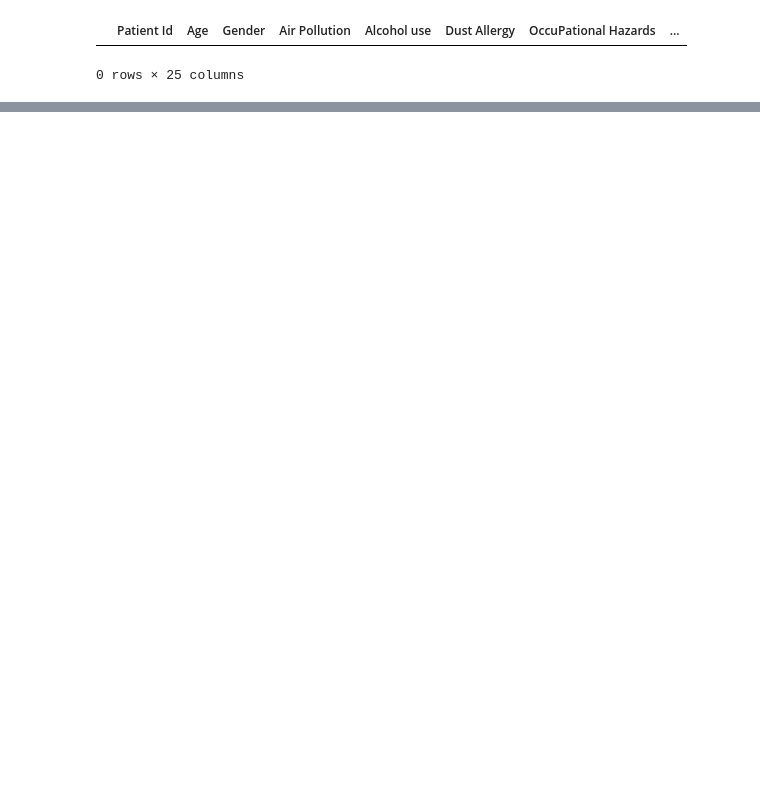
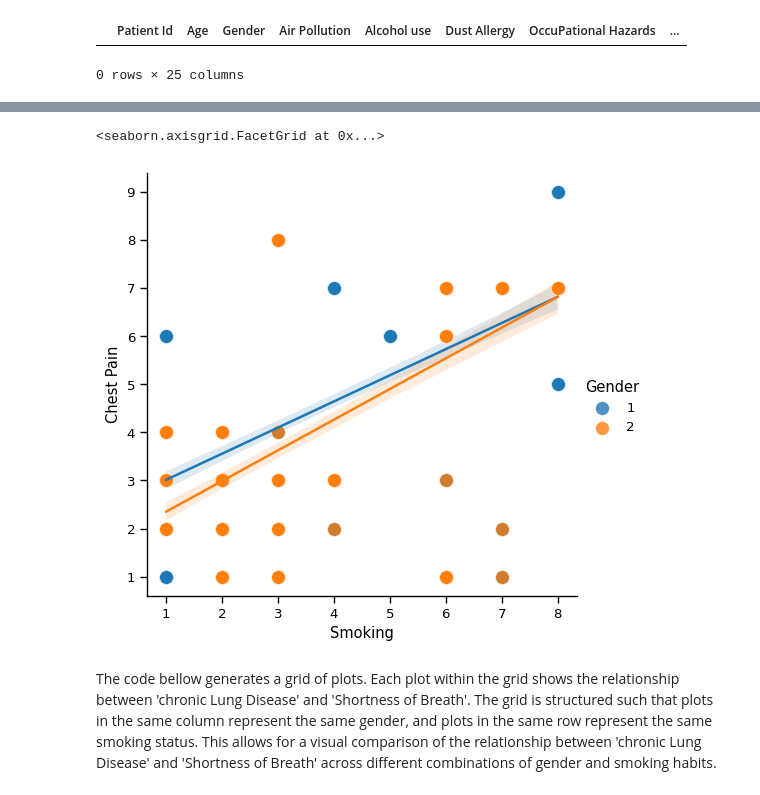
Before and after one commit to aveekbu/EDA-ML, a Jupyter notebook: cancer_patient_prediction_ml.ipynb, the cells around one changed output, grey strips where cells are left out. Drawn from its saved outputs; the diff is of its cells as text; code cells hidden in the pictures; blank space fills up the shorter version.

```diff
--- a/cancer_patient_prediction_ml.ipynb
+++ b/cancer_patient_prediction_ml.ipynb
@@ -345,0 +323,10 @@ sns.heatmap(c_m, annot=True, cmap='Blues')
+# %%
+# visualizeing the relationship between 'Smoking' and 'Chest Pain', with
+# different colors representing 'Gender'.
+
+sns.lmplot(x='Smoking', y='Chest Pain', hue='Gender', data=cancer, scatter_kws={'s':100, 'linewidths': 0.5, 'edgecolor':'w'})
+# %% [output]
+<seaborn.axisgrid.FacetGrid at 0x...>
+[figure, added]
+# %% [markdown]
+The code bellow generates a grid of plots. Each plot within the grid shows the relationship between 'chronic Lung Disease' and 'Shortness of Breath'. The grid is structured such that plots in the same column represent the same gender, and plots in the same row represent the same smoking status. This allows for a visual comparison of the relationship between 'chronic Lung Disease' and 'Shortness of Breath' across different combinations of gender and smoking habits.
```
Also changed, not shown: parts of 85 cells of this notebook, 2 other files.
